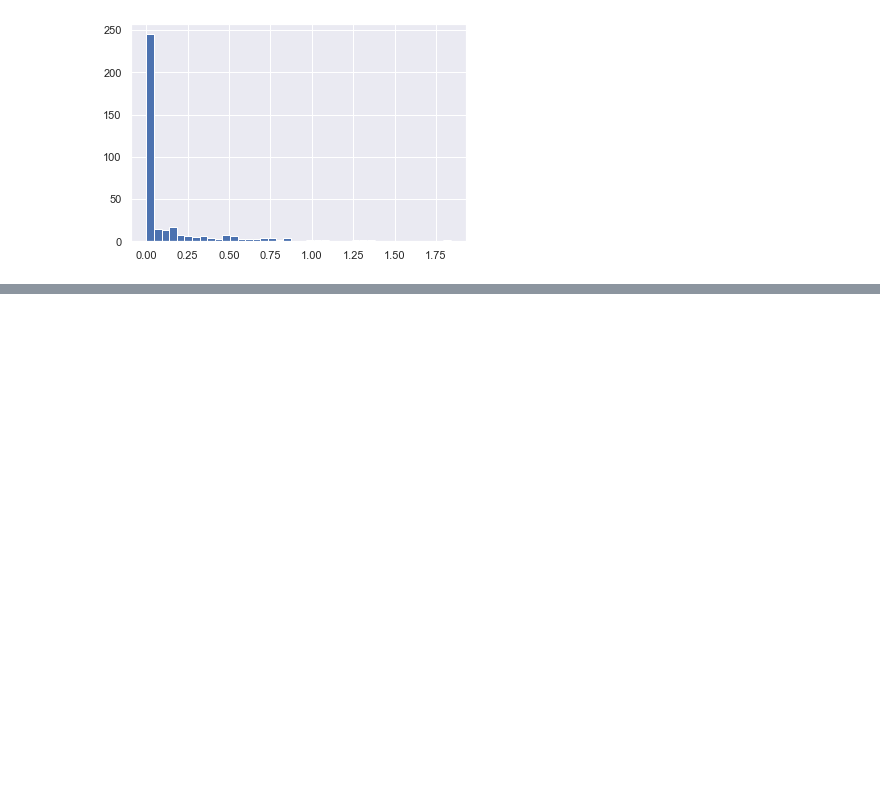
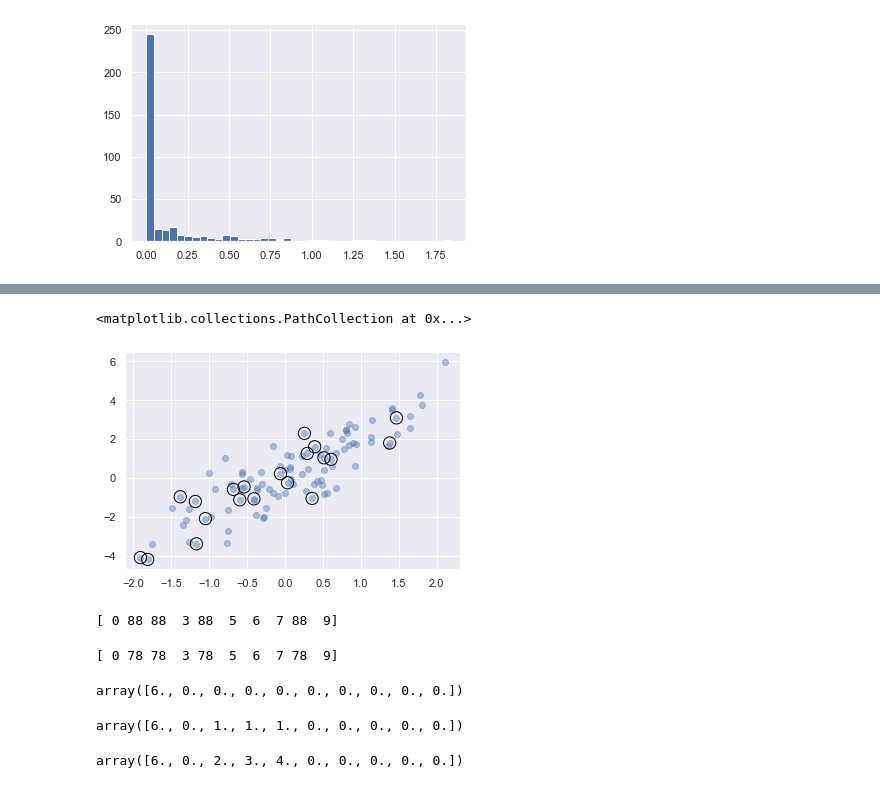
Before and after one commit to Jennifer331/Scripts, a Jupyter notebook: python/jupter/描摹/Untitled.ipynb, the cells around one changed output, grey strips where cells are left out. Cells and saved outputs as stored; diff of their text form; code cells hidden in the pictures; blank space fills up the shorter version.

```diff
--- a/python/jupter/描摹/Untitled.ipynb
+++ b/python/jupter/描摹/Untitled.ipynb
@@ -16,0 +40,20 @@ plt.hist(inches, 40);
+# %%
+indices = np.random.choice(X.shape[0], 20, replace=False)
+selection = X[indices]
+plt.scatter(X[:, 0], X[:, 1], alpha=0.4)
+plt.scatter(selection[:, 0], selection[:, 1], facecolor='none', edgecolors='black', s=150)
+# %% [output]
+<matplotlib.collections.PathCollection at 0x...>
+[figure, added]
+# %%
+x = np.arange(10)
+i = np.array([2, 1, 8, 4])
+x[i] = 88
+print(x)
+# %% [output]
+[ 0 88 88  3 88  5  6  7 88  9]
+# %%
+x[i] -= 10
+print(x)
+# %% [output]
+[ 0 78 78  3 78  5  6  7 78  9]
@@ -16,0 +63,10 @@ plt.hist(inches, 40);
+# %%
+x
+# %% [output]
+array([6., 0., 0., 0., 0., 0., 0., 0., 0., 0.])
+# %%
+i = [2, 3, 3, 4, 4, 4]
+x[i] += 1
+x
+# %% [output]
+array([6., 0., 1., 1., 1., 0., 0., 0., 0., 0.])
@@ -16,0 +75,4 @@ plt.hist(inches, 40);
+# %%
+x
+# %% [output]
+array([6., 0., 2., 3., 4., 0., 0., 0., 0., 0.])
```
Also changed, not shown: parts of 11 cells of this notebook, 2 other files.
